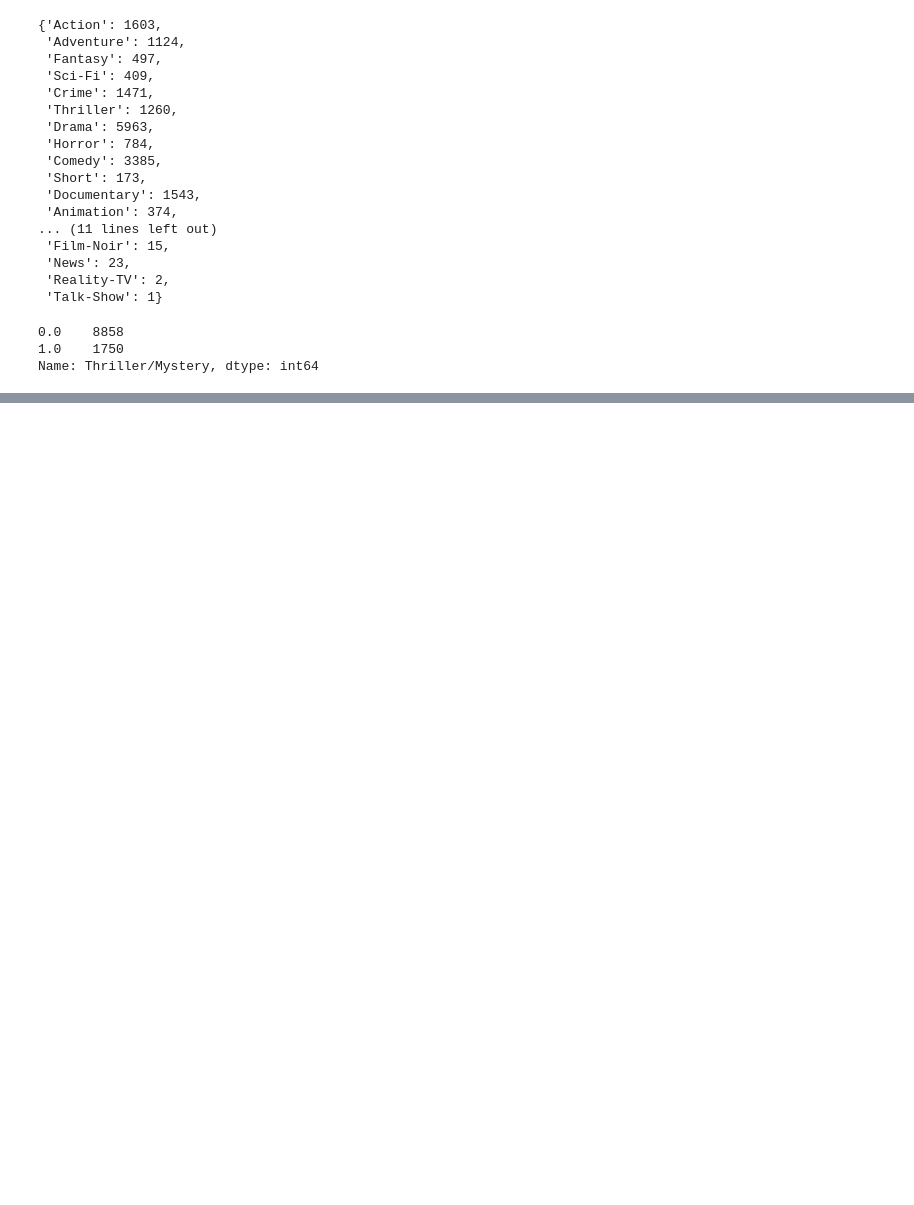
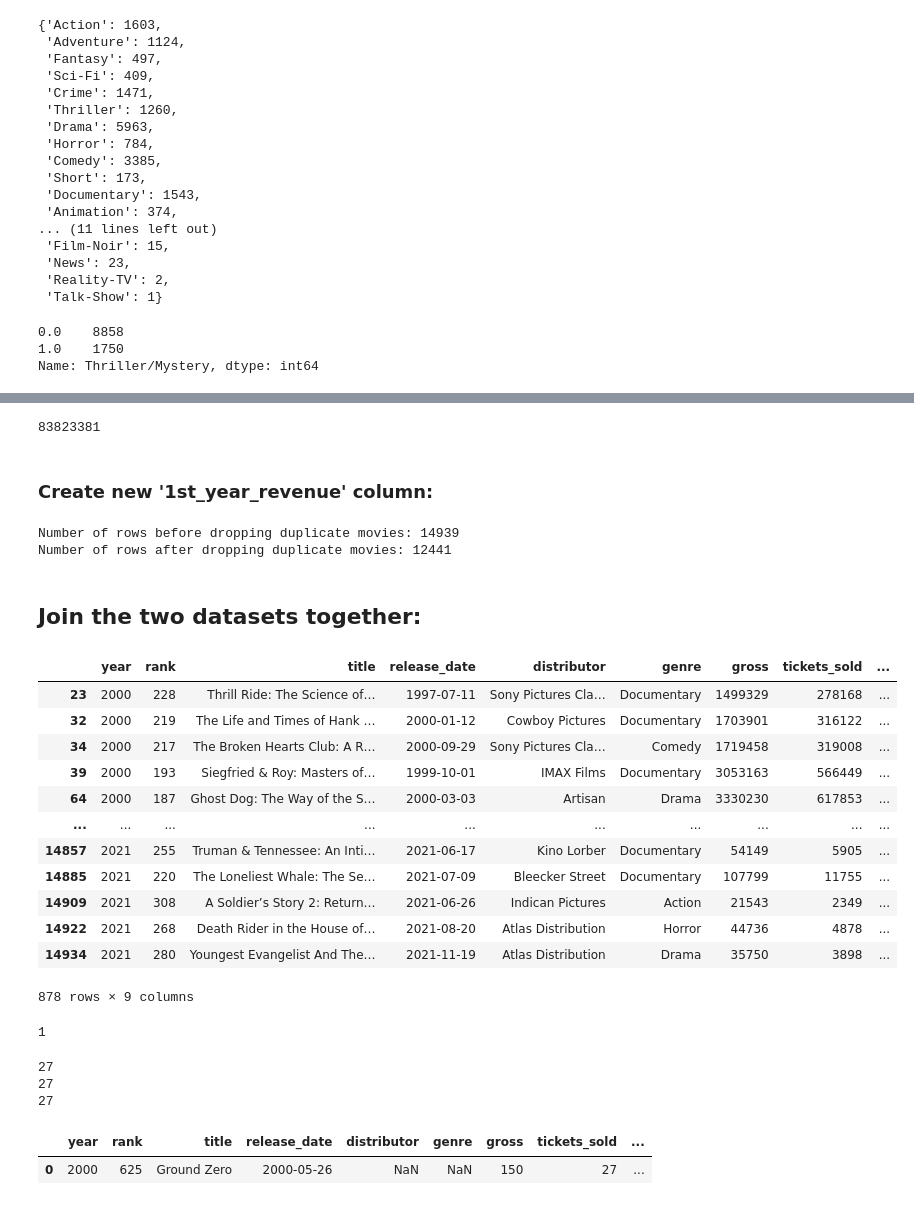
Before and after one commit to rolex-price-estimator/Gross-Movie-Revenues, a Jupyter notebook: src/model/Movie Revenue Project - Data Cleaning and Modeling 12-05-22.ipynb, the cells around one changed output, grey strips where cells are left out. Cells and saved outputs as stored; diff of their text form; code cells hidden in the pictures; blank space fills up the shorter version.

Commit message:
Created final dataset in Jupyter Notebook file.

```diff
--- a/src/model/Movie Revenue Project - Data Cleaning and Modeling 12-05-22.ipynb
+++ b/src/model/Movie Revenue Project - Data Cleaning and Modeling 12-05-22.ipynb
@@ -551,0 +635,14 @@ df
+# %%
+# Create dictionary with the first year (or 1st and 2nd) gross for every movie:
+title_dict = {}
+for title in df_revenue['title']:
+    # Only add title if it's not already in the dictionary:
+    if title not in title_dict:
+        # Check if the movie came out in December that year:
+        if list(df_revenue['release_date'][df_revenue['title'] == title].dt.month)[0] == 12:
+            # If so, add sum of first 2 gross entries to dictionary
+            sum_first_two_years = sum(list(df_revenue['gross'][df_revenue['title'] == title])[:2])
+            title_dict[title] = sum_first_two_years
+        else:
+            first_year_gross = list(df_revenue['gross'][df_revenue['title'] == title])[0]
+            title_dict[title] = first_year_gross
@@ -551,0 +659,52 @@ df
+# %%
+# Looks like dictionary has the correct values!
+title_dict['Up in the Air']
+# %% [output]
+83823381
+# %% [markdown]
+### Create new '1st_year_revenue' column:
+# %%
+# Create the new column in df_revenue
+df_revenue['1st_year_revenue'] = df_revenue['title'].apply(lambda x: title_dict[x])
+# %%
+# Drop all duplicate movies from df_revenue, keeping only the first one by index:
+print('Number of rows before dropping duplicate movies:', len(df_revenue))
+df_revenue = df_revenue.drop_duplicates(subset=['title', 'release_date'], keep='first')
+print('Number of rows after dropping duplicate movies:', len(df_revenue))
+# %% [output]
+Number of rows before dropping duplicate movies: 14939
+Number of rows after dropping duplicate movies: 12441
+# %% [markdown]
+## Join the two datasets together:
+# %%
+# Inspect movie titles that have a '...':
+df_revenue[df_revenue['title'].apply(lambda x: '…' in x)]
+# %% [output]
+|  | year | rank | title | release_date | distributor | genre | gross | tickets_sold | ... |
+| 23 | 2000 | 228 | Thrill Ride: The Science of… | 1997-07-11 | Sony Pictures Cla… | Documentary | 1499329 | 278168 | ... |
+| 32 | 2000 | 219 | The Life and Times of Hank … | 2000-01-12 | Cowboy Pictures | Documentary | 1703901 | 316122 | ... |
+| 34 | 2000 | 217 | The Broken Hearts Club: A R… | 2000-09-29 | Sony Pictures Cla… | Comedy | 1719458 | 319008 | ... |
+| 39 | 2000 | 193 | Siegfried & Roy: Masters of… | 1999-10-01 | IMAX Films | Documentary | 3053163 | 566449 | ... |
+| 64 | 2000 | 187 | Ghost Dog: The Way of the S… | 2000-03-03 | Artisan | Drama | 3330230 | 617853 | ... |
+| ... | ... | ... | ... | ... | ... | ... | ... | ... | ... |
+| 14857 | 2021 | 255 | Truman & Tennessee: An Inti… | 2021-06-17 | Kino Lorber | Documentary | 54149 | 5905 | ... |
+| 14885 | 2021 | 220 | The Loneliest Whale: The Se… | 2021-07-09 | Bleecker Street | Documentary | 107799 | 11755 | ... |
+| 14909 | 2021 | 308 | A Soldier’s Story 2: Return… | 2021-06-26 | Indican Pictures | Action | 21543 | 2349 | ... |
+| 14922 | 2021 | 268 | Death Rider in the House of… | 2021-08-20 | Atlas Distribution | Horror | 44736 | 4878 | ... |
+| 14934 | 2021 | 280 | Youngest Evangelist And The… | 2021-11-19 | Atlas Distribution | Drama | 35750 | 3898 | ... |
+878 rows × 9 columns
+# %%
+# Ellipsis counts as only 1 character
+len('…')
+# %% [output]
+1
+# %%
+# Looks like title cuts off after 27 characters and then 1 char for ellipsis
+# Note that title can also be cut off after a space
+print(len('Demon Slayer The Movie: Mug'))
+print(len('This is not an Exit: The Fi'))
+print(len('Sinbad: Beyond the Veil of '))
+# %% [output]
+27
+27
+27
@@ -551,0 +716,7 @@ df
+# %%
+# These two Ground Zero movies are different movies :(
+# Probably many examples like this
+df_revenue[df_revenue['title'] == 'Ground Zero']
+# %% [output]
+|  | year | rank | title | release_date | distributor | genre | gross | tickets_sold | ... |
+| 0 | 2000 | 625 | Ground Zero | 2000-05-26 | NaN | NaN | 150 | 27 | ... |
```
Also changed, not shown: parts of 39 cells of this notebook.
